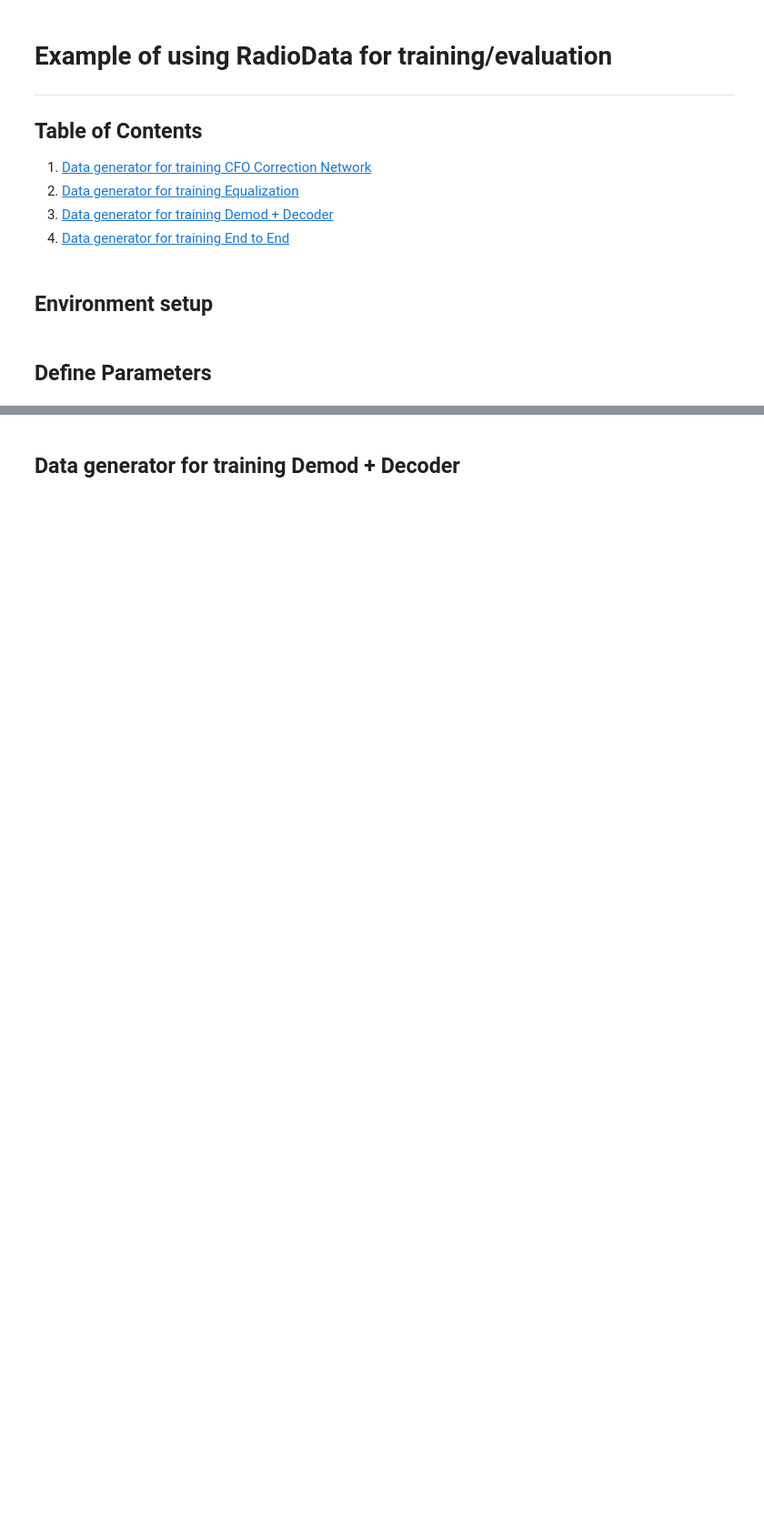
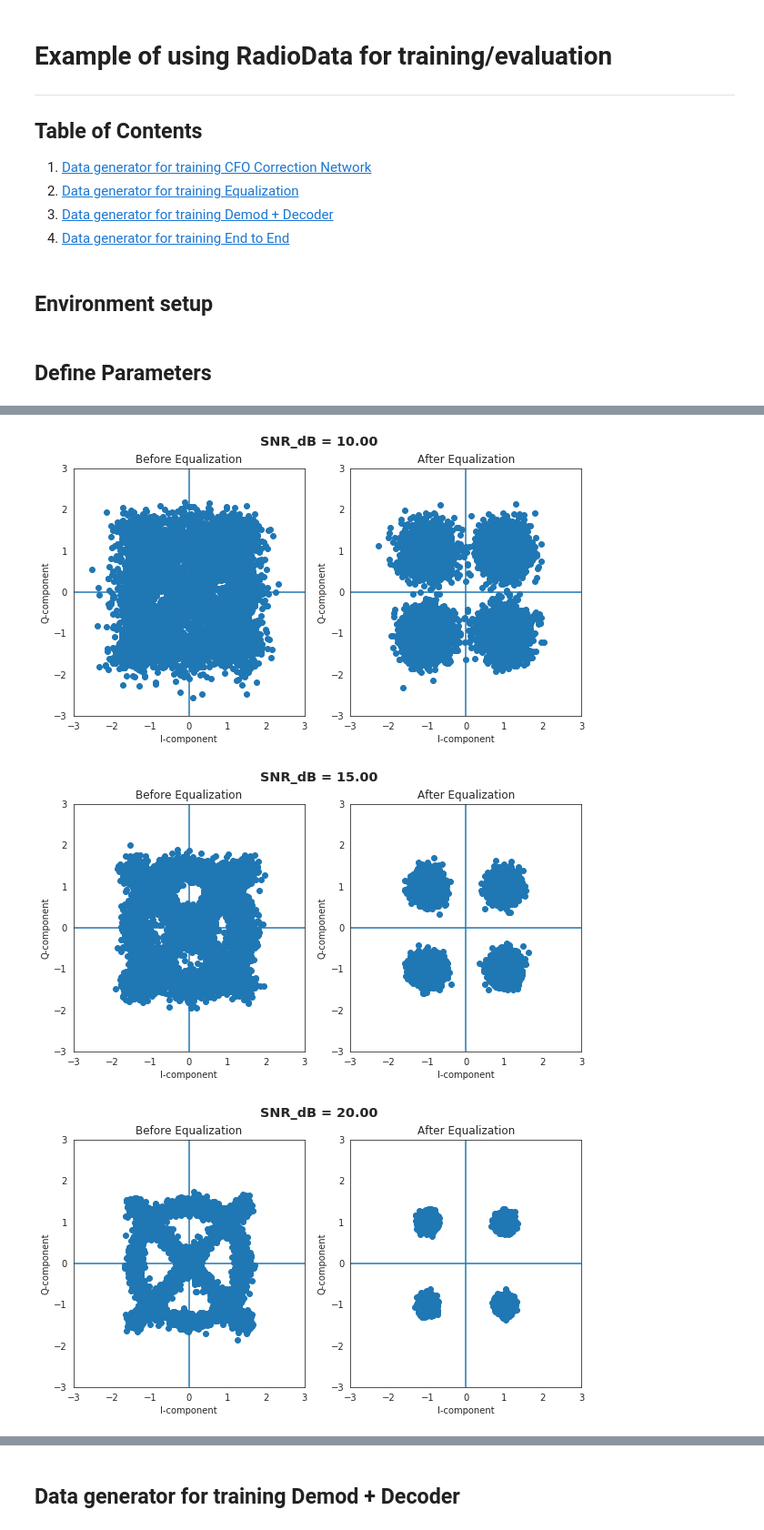
Before and after one commit to laurabrink13/ML-Receiver, a Jupyter notebook: notebooks/Generate Radio Data for training.ipynb, the cells around one changed output, grey strips where cells are left out. Shown at 91% size. Drawn from its saved outputs; the diff is of its cells as text; code cells hidden in the pictures; blank space fills up the shorter version.

```diff
--- a/notebooks/Generate Radio Data for training.ipynb
+++ b/notebooks/Generate Radio Data for training.ipynb
@@ -39,9 +41,9 @@ sns.set_style("white")
 ## Define Parameters
 # %%
 NUM_PACKETS  = 10
-PREABMLE_LEN = 40
+PREAMBLE_LEN = 40
 DATA_LEN     = 200
-
+CHANNEL_LEN = 2
 OMEGA      = 1/50
 SNR_train  = 10.0
 # %% [markdown]
@@ -86,0 +121,8 @@ for i, snr in enumerate(SNRs):
+# %%
+%%time
+radio = RadioDataGenerator(DATA_LEN,PREAMBLE_LEN, CHANNEL_LEN, modulation_scheme='QPSK')
+generator = radio.equalization_data_generator(OMEGA, SNR_train, batch_size=32)
+
+for i in range(3):
+    one_batch = next(generator)
+    [preambles, cfo_corrected_preamble, cfo_corrected_preamble], channels_etimates = one_batch
@@ -86,0 +132,46 @@ for i, snr in enumerate(SNRs):
+# %%
+# Visualize a few examples
+
+def visualize_equalization(snr):
+
+    examples = next(radio.equalization_data_generator(OMEGA, snr, batch_size=32, num_cpus=8))
+    [preambles, cfo_corrected_preamble, cfo_corrected_data], equalized_data = examples
+
+    fig, (left_ax, right_ax) = plt.subplots(1, 2, figsize=(10,5))
+    st = fig.suptitle("SNR_dB = %.2f" % snr, fontsize="x-large", fontweight='bold')
+
+    left_ax.scatter(cfo_corrected_data[...,0].flatten(),
+                    cfo_corrected_data[...,1].flatten())
+
+    left_ax.set_xlabel('I-component')
+    left_ax.set_ylabel('Q-component')
+    left_ax.set_title("Before Equalization")
+    left_ax.axhline()
+    left_ax.axvline()
+    left_ax.set_xlim(-3, 3)
+    left_ax.set_ylim(-3, 3)
+
+    right_ax.scatter(equalized_data[...,0].flatten(),
+                     equalized_data[...,1].flatten())
+
+    right_ax.set_xlabel('I-component')
+    right_ax.set_ylabel('Q-component')
+    right_ax.set_title("After Equalization")
+    right_ax.axhline()
+    right_ax.axvline()
+    right_ax.set_xlim(-3, 3)
+    right_ax.set_ylim(-3, 3)
+      # Used to return the plot as an image rray
+    fig.canvas.draw()       # draw the canvas, cache the renderer
+    image = np.frombuffer(fig.canvas.tostring_rgb(), dtype='uint8')
+    image  = image.reshape(fig.canvas.get_width_height()[::-1] + (3,))
+    return image
+
+SNRs = [10.0, 15.0, 20.0, 25.0]
+
+kwargs_write = {'fps':1.0, 'quantizer':'nq'}
+_ =imageio.mimsave('./equalization.gif', [visualize_equalization(snr) for snr in SNRs], fps=1)
+# %% [output]
+[figure, added]
+[figure, added]
+[figure, added]
```
Also changed, not shown: parts of 16 cells of this notebook, 14 other files.
